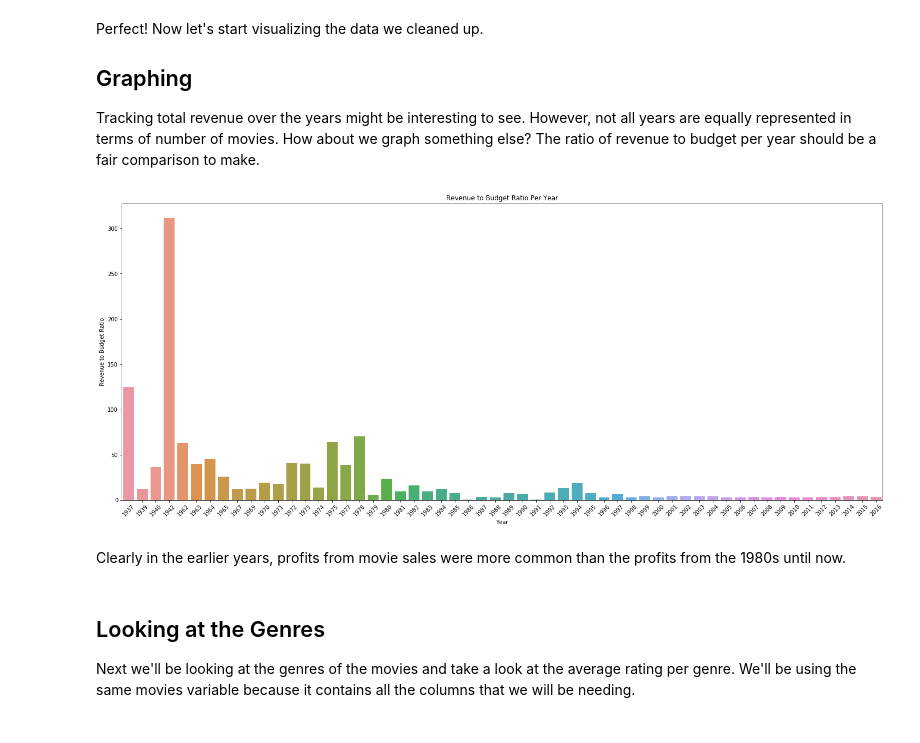
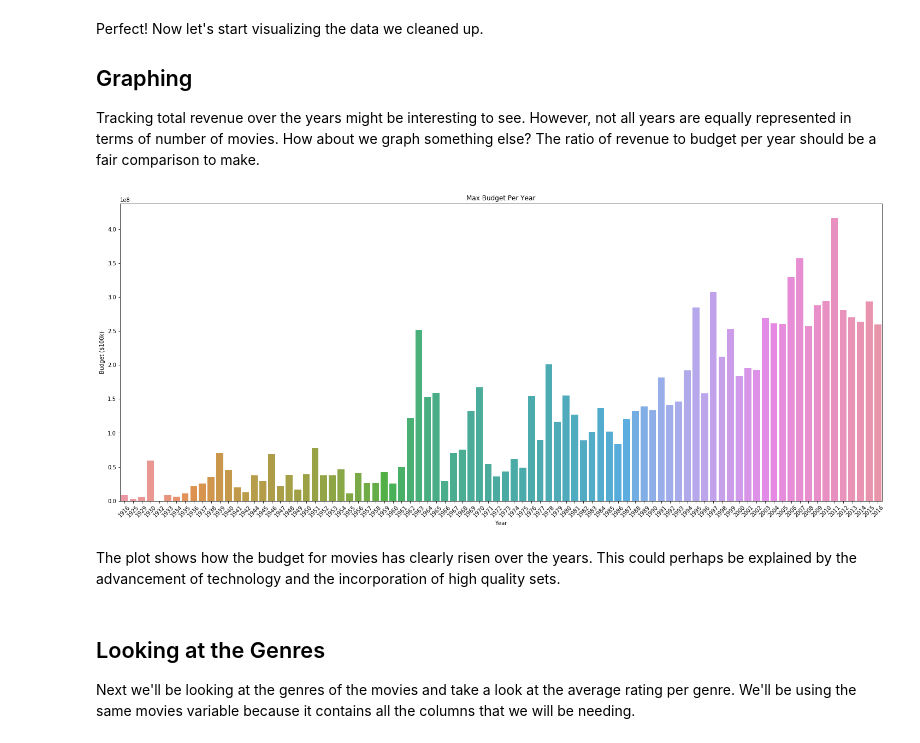
Before and after one commit to atulbharati/kevinh415.github.io, a Jupyter notebook: Movie.ipynb, the cells around one changed output. Cells and saved outputs as stored; diff of their text form; code cells hidden in the pictures.

```diff
--- a/Movie.ipynb
+++ b/Movie.ipynb
@@ -67,6 +67,10 @@ movies = movies[movies.original_language == 'en']
 movies = movies[movies.status == 'Released']
 movies = movies[movies.budget != 0]
 movies = movies[movies.revenue != 0]
+
+# Remove columns that are not vital for analysis
+movies.drop(columns=['original_language', 'status', 'keywords', 'original_title', 'overview', 'homepage', 'id', 'production_companies', 'production_countries', 'spoken_languages', 'tagline'], inplace=True)
+
 # Remove any rows with missing data
 movies.dropna(inplace=True)
 # %% [markdown]
@@ -92,5 +96,7 @@ movies['release_year'] = movies.apply(get_year, axis=1)
 movies['release_month'] = movies.apply(get_month, axis=1)
 movies['release_day'] = movies.apply(get_day, axis=1)
 
+# Remove the release_date column because we don't need it anymore
+movies.drop(columns=['release_date'], inplace=True)
 movies.head()
 # %% [output]
@@ -130,7 +134,4 @@ We'll also be swapping some columns to make the dataframe easier to read.
 # %%
-# Remove columns that are not vital for analysis
-movies.drop(columns=['release_date', 'original_language', 'status', 'keywords', 'original_title', 'overview', 'homepage', 'id', 'production_companies', 'production_countries', 'spoken_languages', 'tagline'], inplace=True)
-
 # Swap the headers
 # Budget with title
 col_list = list(movies)
@@ -176,25 +177,19 @@ Tracking total revenue over the years might be interesting to see. However, not
 # %%
 plt.figure(figsize=(25, 10));
 # Get the total budget and revenue per year
-budget_year = movies.groupby(['release_year'])['budget'].sum()
-budget_year = pd.DataFrame({'release_year':budget_year.index, 'total_budget':budget_year.values})
-revenue_year = movies.groupby(['release_year'])['revenue'].sum()
-revenue_year = pd.DataFrame({'release_year':revenue_year.index, 'total_revenue':revenue_year.values})
-# Combine the two dataframes using their shared release_year column
-budget_revenue = pd.merge(budget_year, revenue_year, on='release_year')
-# Add a column to signify the ratio between total_revenue and total_budget
-budget_revenue['ratio'] = budget_revenue['total_revenue'] / budget_revenue['total_budget']
+budget_year = movies.groupby(['release_year'])['budget'].max()
+budget_year = pd.DataFrame({'release_year':budget_year.index, 'max_budget':budget_year.values})
 # Plot the data
-sns.barplot(budget_revenue['release_year'], budget_revenue['ratio'])
-plt.title('Revenue to Budget Ratio Per Year')
+sns.barplot(budget_year['release_year'], budget_year['max_budget'])
+plt.title('Max Budget Per Year')
 plt.xlabel('Year')
-plt.ylabel('Revenue to Budget Ratio')
+plt.ylabel('Budget ($100k)')
 plt.xticks(rotation=45)
 plt.show()
 # %% [output]
-[figure, old version]
+[figure, new version]
-# %% [markdown]
-Clearly in the earlier years, profits from movie sales were more common than the profits from the 1980s until now.
+# %% [markdown]
+The plot shows how the budget for movies has clearly risen over the years. This could perhaps be explained by the advancement of technology and the incorporation of high quality sets.
 # %% [markdown]
 ## Looking at the Genres
 
```
Also changed, not shown: parts of 11 cells of this notebook.
